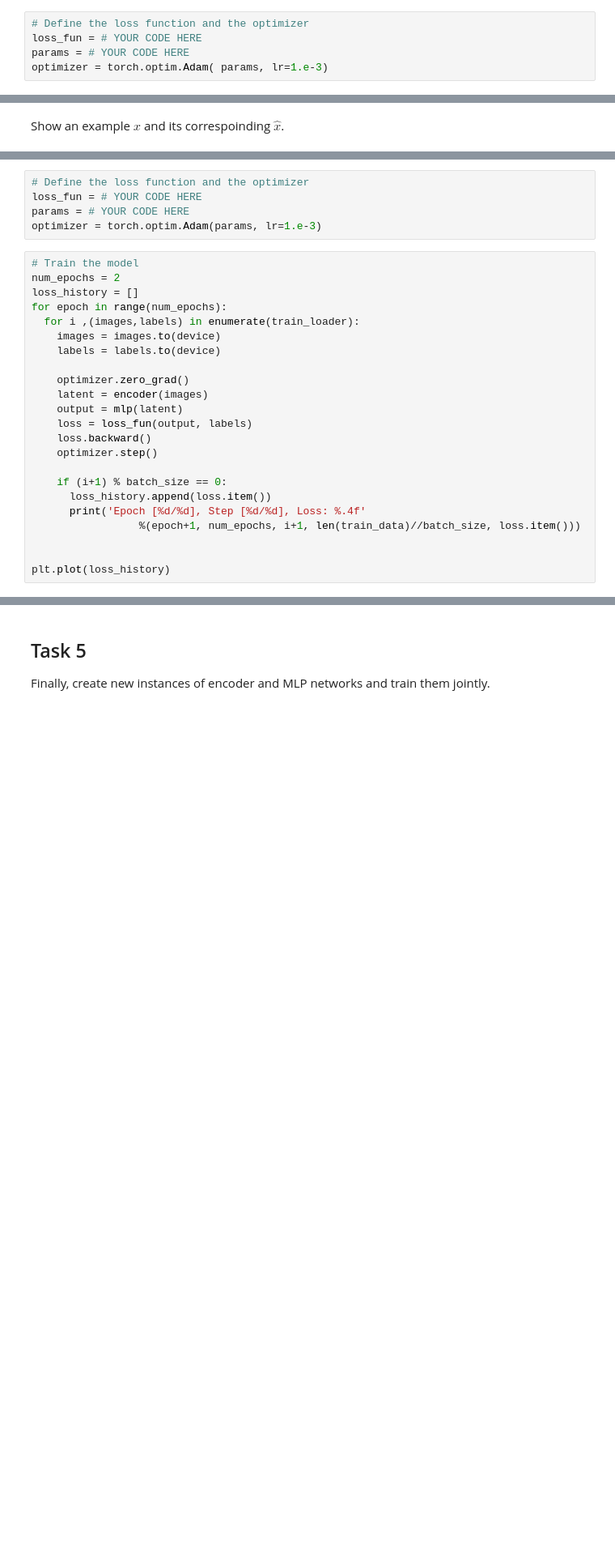
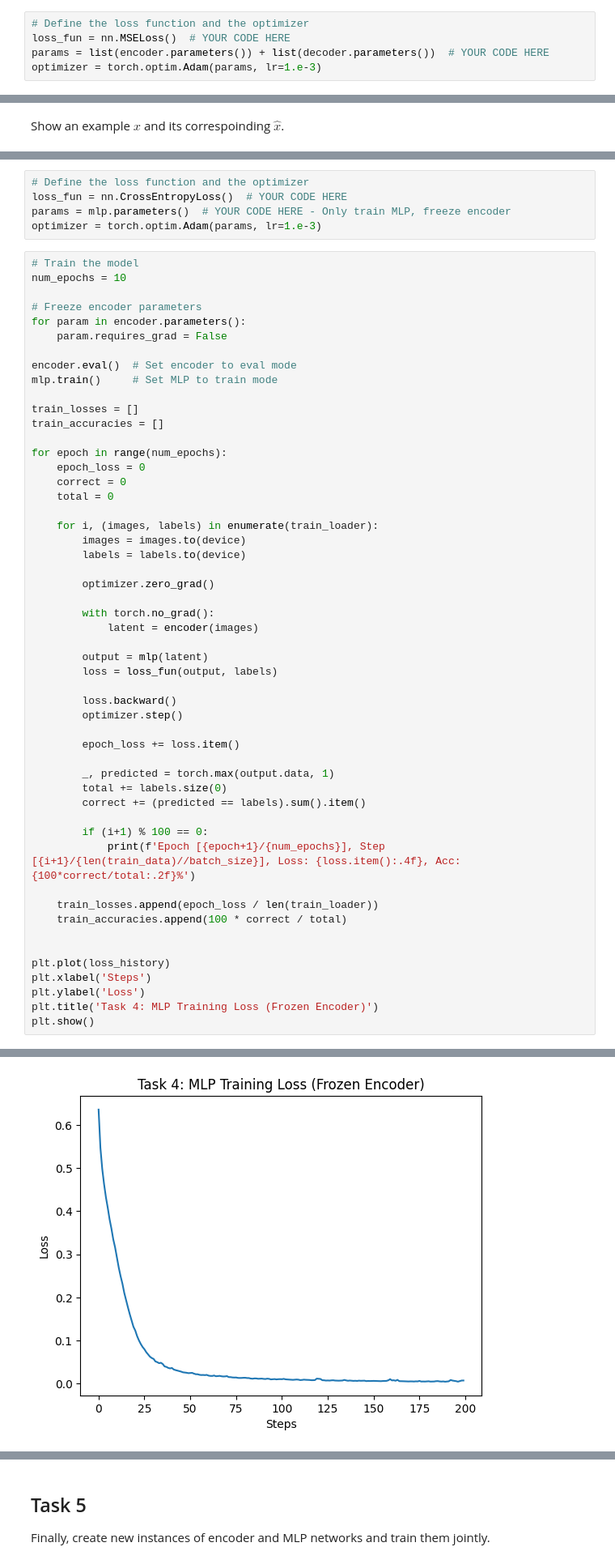
Before and after one commit to kkKaan/ceng501-deep-learning, a Jupyter notebook: hw1/CENG501_Fall2025_HW1_Colab_file.ipynb, the cells around one changed output, grey strips where cells are left out. Shown at 81% size. Cells and saved outputs as stored; diff of their text form; blank space fills up the shorter version.

```diff
--- a/hw1/CENG501_Fall2025_HW1_Colab_file.ipynb
+++ b/hw1/CENG501_Fall2025_HW1_Colab_file.ipynb
@@ -430,9 +457,9 @@ $$L = \frac{1}{M}\sum_{i=1} (x_i - \hat{x}_i)^2 $$
 where $M$ is the number of all examples in the training set.
 # %%
 # Define the loss function and the optimizer
-loss_fun = # YOUR CODE HERE
-params = # YOUR CODE HERE
-optimizer = torch.optim.Adam( params, lr=1.e-3)
+loss_fun = nn.MSELoss()  # YOUR CODE HERE
+params = list(encoder.parameters()) + list(decoder.parameters())  # YOUR CODE HERE
+optimizer = torch.optim.Adam(params, lr=1.e-3)
 # %%
 # Train the model
 
@@ -492,28 +598,58 @@ y.shape
 # %%
 # Define the loss function and the optimizer
-loss_fun = # YOUR CODE HERE
-params = # YOUR CODE HERE
+loss_fun = nn.CrossEntropyLoss()  # YOUR CODE HERE
+params = mlp.parameters()  # YOUR CODE HERE - Only train MLP, freeze encoder
 optimizer = torch.optim.Adam(params, lr=1.e-3)
 # %%
 # Train the model
-num_epochs = 2
-loss_history = []
+num_epochs = 10
+
+# Freeze encoder parameters
+for param in encoder.parameters():
+    param.requires_grad = False
+
+encoder.eval()  # Set encoder to eval mode
+mlp.train()     # Set MLP to train mode
+
+train_losses = []
+train_accuracies = []
+
 for epoch in range(num_epochs):
-  for i ,(images,labels) in enumerate(train_loader):
-    images = images.to(device)
-    labels = labels.to(device)
+    epoch_loss = 0
+    correct = 0
+    total = 0
 
-    optimizer.zero_grad()
-    latent = encoder(images)
-    output = mlp(latent)
-    loss = loss_fun(output, labels)
-    loss.backward()
-    optimizer.step()
+    for i, (images, labels) in enumerate(train_loader):
+        images = images.to(device)
+        labels = labels.to(device)
 
-    if (i+1) % batch_size == 0:
-      loss_history.append(loss.item())
-      print('Epoch [%d/%d], Step [%d/%d], Loss: %.4f'
-                 %(epoch+1, num_epochs, i+1, len(train_data)//batch_size, loss.item()))
+        optimizer.zero_grad()
+
+        with torch.no_grad():
+            latent = encoder(images)
+
+        output = mlp(latent)
+        loss = loss_fun(output, labels)
+
+        loss.backward()
+        optimizer.step()
+
+        epoch_loss += loss.item()
+
+        _, predicted = torch.max(output.data, 1)
+        total += labels.size(0)
+        correct += (predicted == labels).sum().item()
+
+        if (i+1) % 100 == 0:
+            print(f'Epoch [{epoch+1}/{num_epochs}], Step [{i+1}/{len(train_data)//batch_size}], Loss: {loss.item():.4f}, Acc: {100*correct/total:.2f}%')
+
+    train_losses.append(epoch_loss / len(train_loader))
+    train_accuracies.append(100 * correct / total)
 
 
 plt.plot(loss_history)
+plt.xlabel('Steps')
+plt.ylabel('Loss')
+plt.title('Task 4: MLP Training Loss (Frozen Encoder)')
+plt.show()
+# %% [output]
@@ -520,2 +673,3 @@ plt.plot(loss_history)
+[figure, added]
 # %%
 def evaluate(encoder, classifier):
```
Also changed, not shown: parts of 31 cells of this notebook, 1 other file.
